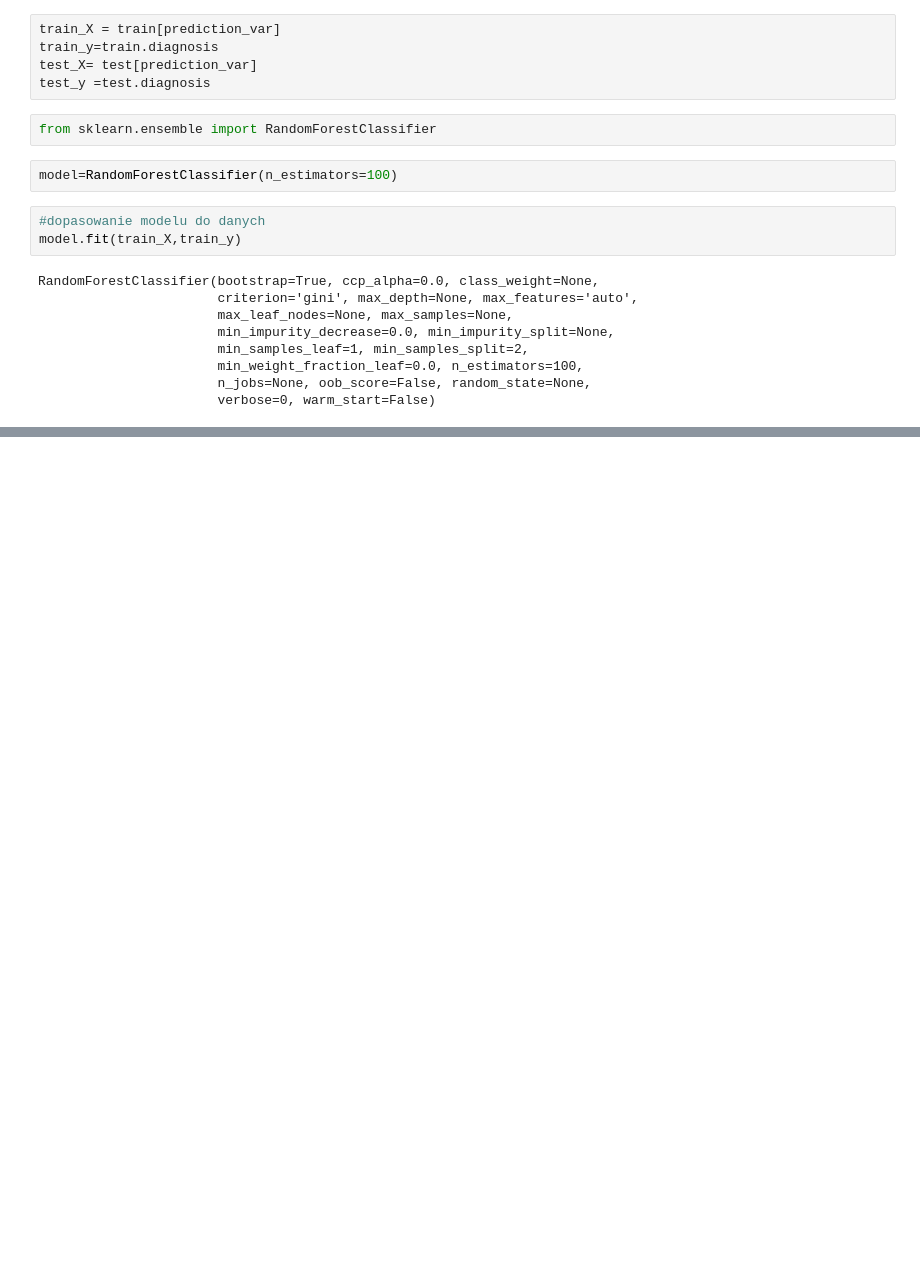
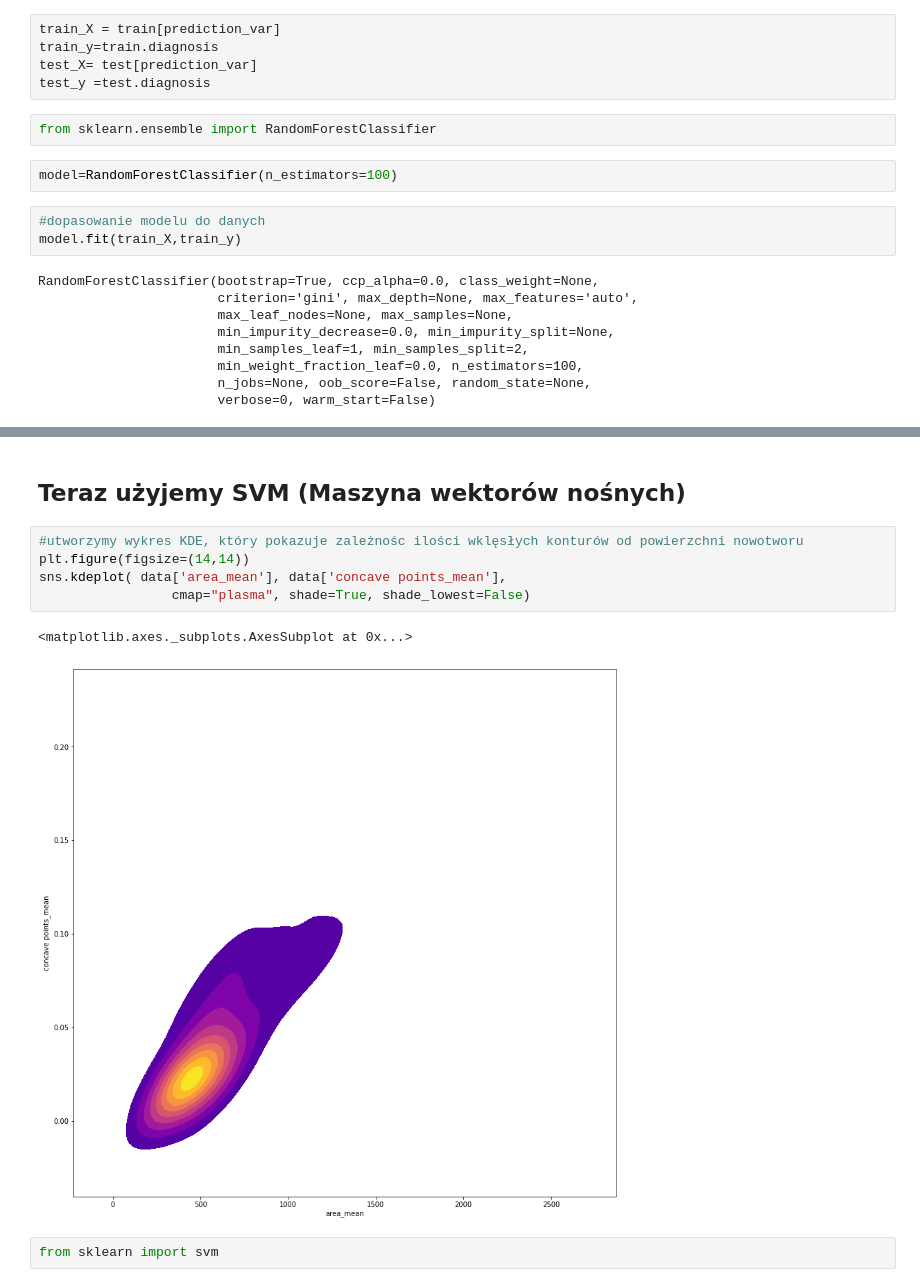
Before and after one commit to michaljerzy/JupyterProject, a Jupyter notebook: Jupyter/Projekt Data Science.ipynb, the cells around one changed output, grey strips where cells are left out. Drawn from its saved outputs; the diff is of its cells as text; blank space fills up the shorter version.

```diff
--- a/Jupyter/Projekt Data Science.ipynb
+++ b/Jupyter/Projekt Data Science.ipynb
@@ -215,0 +236,12 @@ metrics.accuracy_score(prediction,test_y)
+# %% [markdown]
+<h2>Teraz użyjemy SVM (Maszyna wektorów nośnych)</h2>
+# %%
+#utworzymy wykres KDE, który pokazuje zależnośc ilości wklęsłych konturów od powierzchni nowotworu
+plt.figure(figsize=(14,14))
+sns.kdeplot( data['area_mean'], data['concave points_mean'],
+                 cmap="plasma", shade=True, shade_lowest=False)
+# %% [output]
+<matplotlib.axes._subplots.AxesSubplot at 0x...>
+[figure, added]
+# %%
+from sklearn import svm
```
Also changed, not shown: parts of 12 cells of this notebook, 1 other file.
